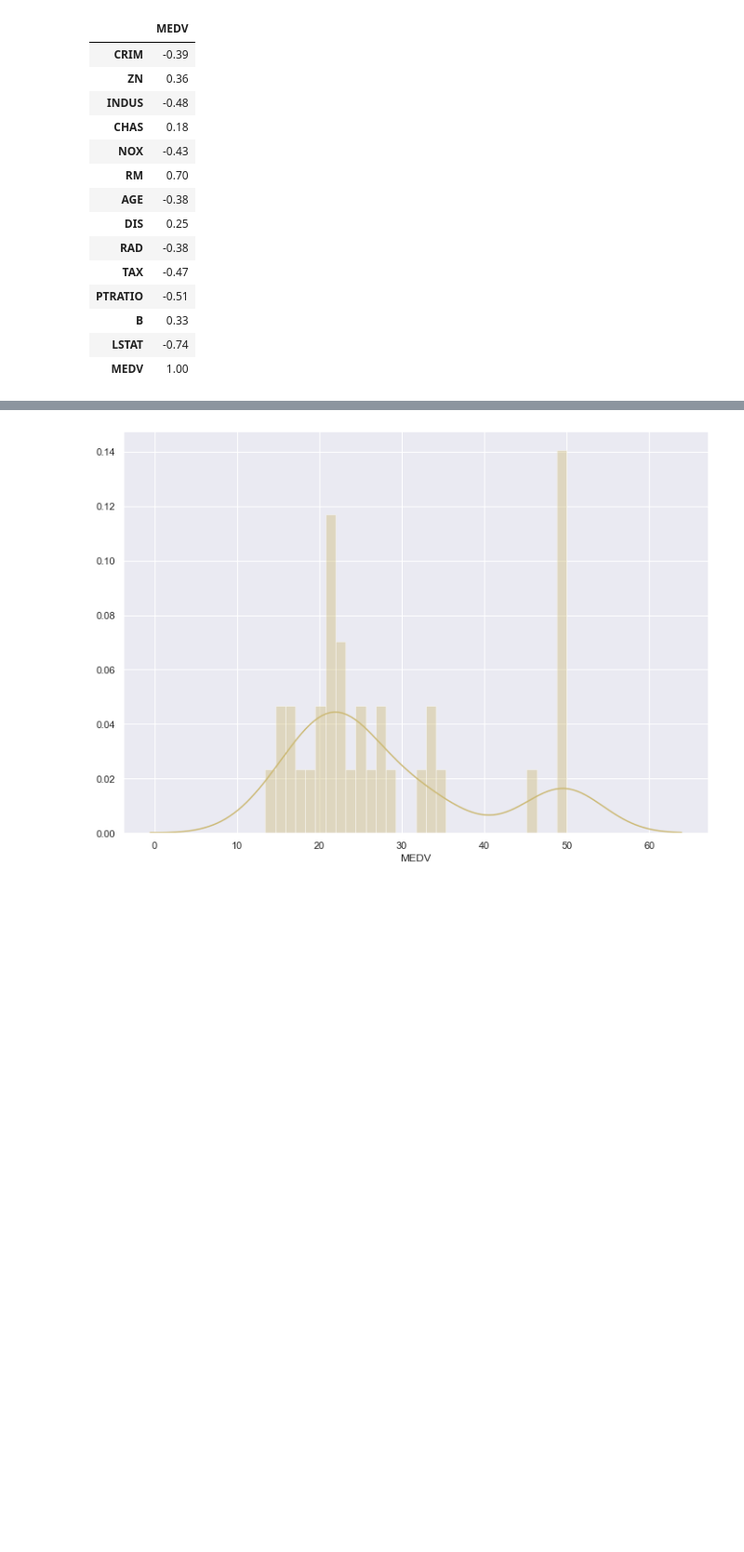
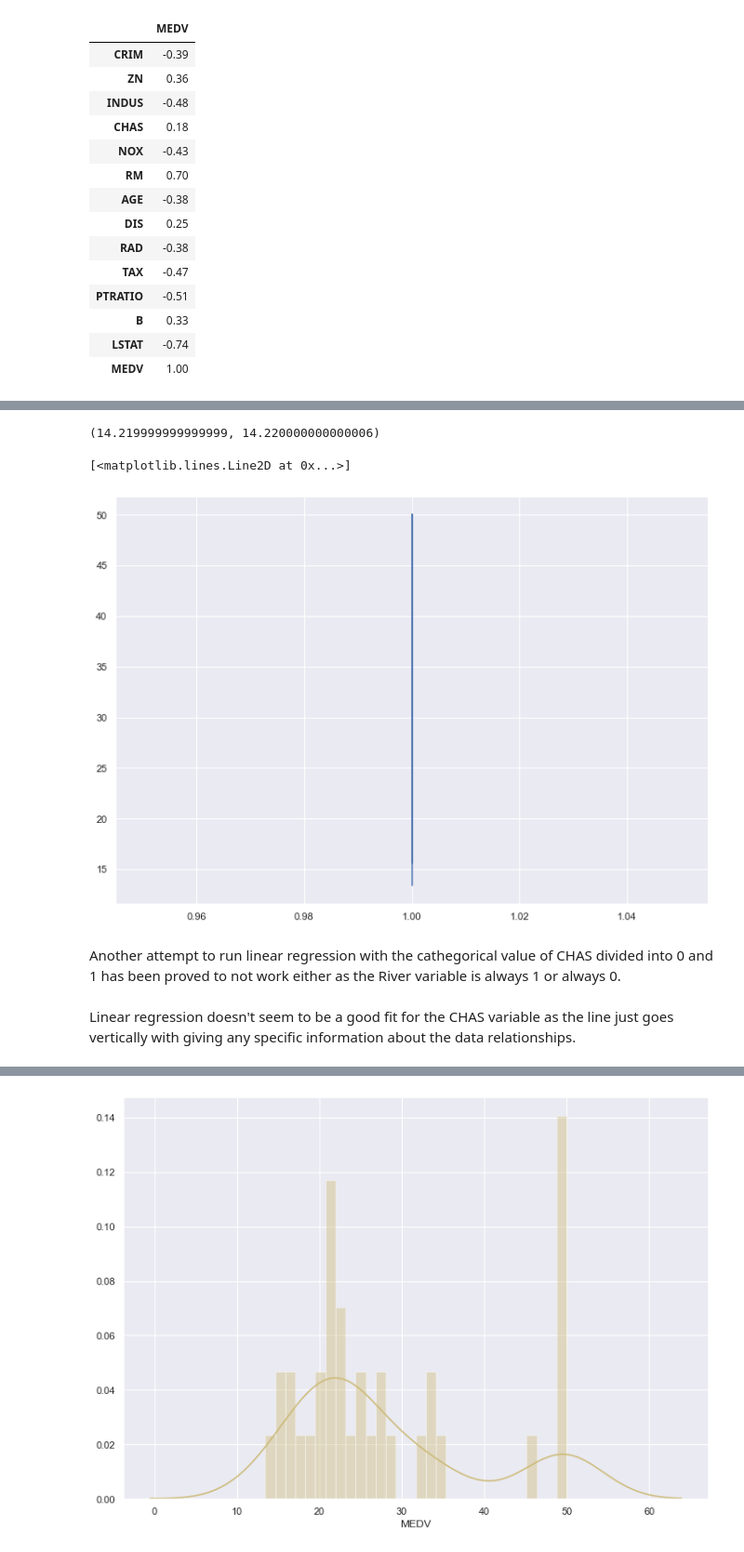
Before and after one commit to Nayade2lu/machine-learning, a Jupyter notebook: Project Machine Learning Lucia Saura Corella.ipynb, the cells around one changed output, grey strips where cells are left out. Shown at 93% size. Drawn from its saved outputs; the diff is of its cells as text; code cells hidden in the pictures; blank space fills up the shorter version.

```diff
--- a/Project Machine Learning Lucia Saura Corella.ipynb
+++ b/Project Machine Learning Lucia Saura Corella.ipynb
@@ -507,0 +533,4 @@ plt.show()
+# %%
+RiverYES = bostondf[bostondf['CHAS']==1]['CHAS']
+PriceRivYES= bostondf[bostondf ['CHAS']==1]['MEDV']
+PriceRiverNO= bostondf[bostondf ['CHAS']==0]['MEDV']
@@ -507,0 +555,17 @@ plt.show()
+# %%
+m, c = np.polyfit(RiverYES, PriceRivYES, 1)
+# Have a look at m and c.
+m, c
+# %% [output]
+(14.219999999999999, 14.220000000000006)
+# %%
+# Plot river and price and the regression line in red.
+plt.plot(RiverYES, PriceRivYES)
+plt.plot(RiverYES, m * RiverYES + c)
+# %% [output]
+[<matplotlib.lines.Line2D at 0x...>]
+[figure, added]
+# %% [markdown]
+Another attempt to run linear regression with the cathegorical value of CHAS divided into 0 and 1 has been proved to not work either as the River variable is always 1 or always 0.
+# %% [markdown]
+Linear regression doesn't seem to be a good fit for the CHAS variable as the line just goes vertically with giving any specific information about the data relationships.
```
Also changed, not shown: parts of 38 cells of this notebook.
